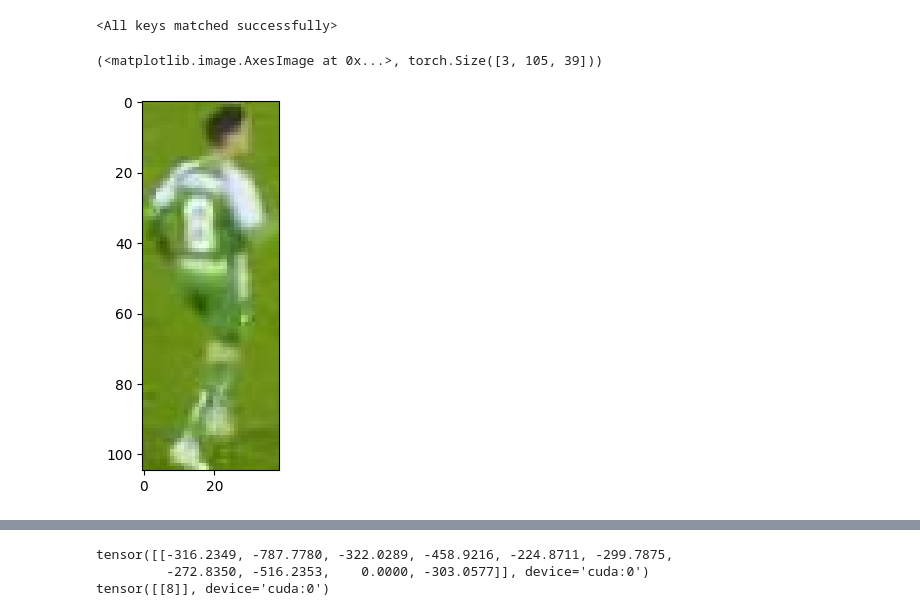
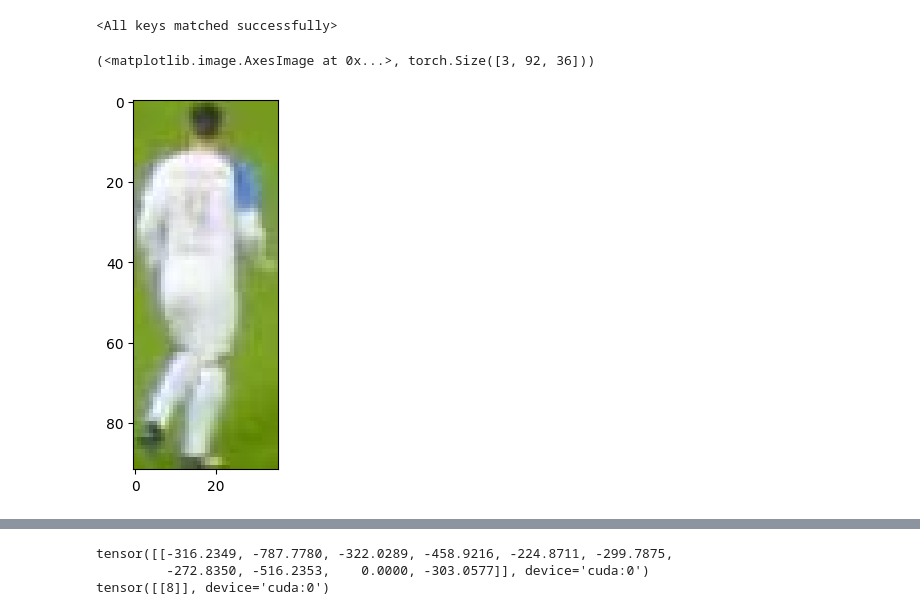
Before and after one commit to chrenx/eecs545-sn-jersey, a Jupyter notebook: develop_kit.ipynb, the cells around one changed output, grey strips where cells are left out. Cells and saved outputs as stored; diff of their text form; code cells hidden in the pictures.

```diff
--- a/develop_kit.ipynb
+++ b/develop_kit.ipynb
@@ -77,18 +77,18 @@ transform = transforms.Compose([
 # transforms.Normalize((0.1307,), (0.3081,))
 ])
 # %%
-img_dir = "data/jersey-2023/train/images/6/6_350.jpg"   # 8
+# img_dir = "data/jersey-2023/train/images/6/6_350.jpg"   # 8
 # img_dir = "data/jersey-2023/train/images/9/9_51.jpg"    # -1
 # img_dir = "data/jersey-2023/train/images/2/2_8.jpg"   #   27
 # img_dir = "data/jersey-2023/train/images/6/6_345.jpg"  # 8
 # img_dir = "data/jersey-2023/train/images/10/10_26.jpg"  # 3
-# img_dir = "data/jersey-2023/train/images/20/20_201.jpg"  # 4
+img_dir = "data/jersey-2023/train/images/20/20_201.jpg"  # 4
 
 ori_img = read_image(img_dir)
 plt.imshow(ori_img.permute(1,2,0)), ori_img.shape
 # %% [output]
-(<matplotlib.image.AxesImage at 0x...>, torch.Size([3, 105, 39]))
+(<matplotlib.image.AxesImage at 0x...>, torch.Size([3, 92, 36]))
-[figure, old version]
+[figure, new version]
 # %%
 img_dir = "data/jersey-2023/train/images/6/6_350.jpg"   # 8
 # img_dir = "data/jersey-2023/train/images/9/9_51.jpg"    # -1
```
Also changed, not shown: parts of 9 cells of this notebook.
